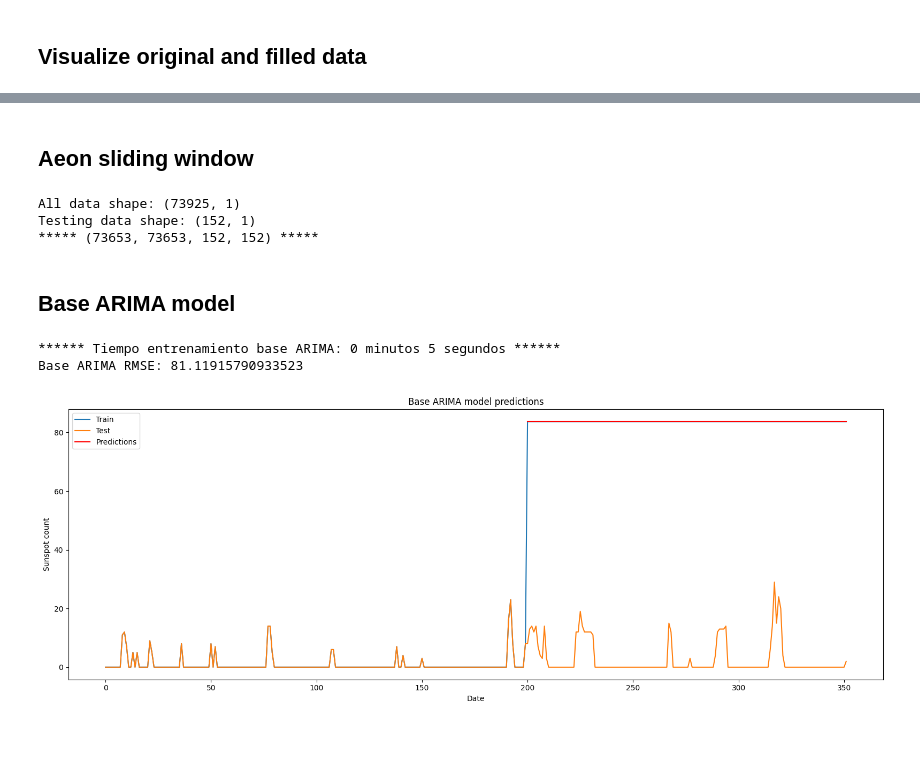
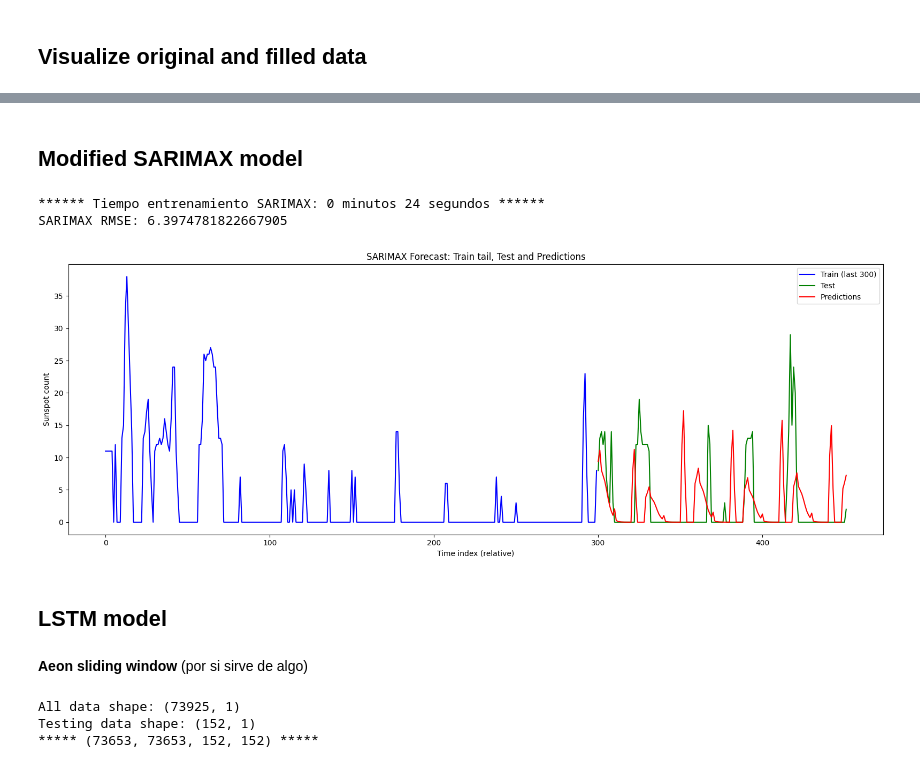
Before and after one commit to pintamonas4575/SERTEMP-project-MAADM-UPM, a Jupyter notebook: SERTEMP_forecasting_sunspot.ipynb, the cells around one changed output, grey strips where cells are left out. Saved outputs shown, nothing was run; the diff lists cells and outputs as text; code cells hidden in the pictures; blank space fills up the shorter version.

```diff
--- a/SERTEMP_forecasting_sunspot.ipynb
+++ b/SERTEMP_forecasting_sunspot.ipynb
@@ -92,5 +142,43 @@ plt.show()
+# %% [markdown]
+## **Modified SARIMAX model**
+# %%
+train_df = filled_data['sunspot'][-4000:].copy()
+test_df = TESTING_DATA['sunspot'].copy()
+
+start = time.time()
+model_sarimax = SARIMAX(train_df, order=(1, 0, 10), seasonal_order=(1, 1, 0, 30))
+model_sarimax_fit = model_sarimax.fit()
+predictions_sarimax = model_sarimax_fit.predict(start=len(train_df), end=len(train_df) + len(test_df) - 1)
+minutos, segundos = divmod(time.time() - start, 60)
+print(f"****** Tiempo entrenamiento SARIMAX: {int(minutos)} minutos {int(segundos)} segundos ******")
+
+# Plot the last 300 training values, the test data, and the corresponding predictions
+train_tail = train_df[-300:]
+n_test = len(test_df)
+x_train = np.arange(len(train_tail))
+x_test = np.arange(len(train_tail), len(train_tail) + n_test)
+
+rmse_sarimax = root_mean_squared_error(test_df.to_numpy(), predictions_sarimax.values)
+print(f"SARIMAX RMSE: {rmse_sarimax}")
+
+plt.figure(figsize=(16,6))
+plt.plot(x_train, train_tail.to_numpy(), label='Train (last 300)', color='blue')
+plt.plot(x_test, test_df.to_numpy(), label='Test', color='green')
+plt.plot(x_test, predictions_sarimax.values, label='Predictions', color='red')
+plt.xlabel('Time index (relative)')
+plt.ylabel('Sunspot count')
+plt.title('SARIMAX Forecast: Train tail, Test and Predictions')
+plt.legend()
+plt.tight_layout()
+plt.show()
+# %% [output]
+****** Tiempo entrenamiento SARIMAX: 0 minutos 24 segundos ******
+SARIMAX RMSE: 6.3974781822667905
+[figure, added]
+# %% [markdown]
+## **LSTM model**
 # %% [markdown]
-## **Aeon sliding window**
+**Aeon sliding window** (por si sirve de algo)
 # %%
 entire_df = pd.concat((filled_data, TESTING_DATA)).copy()
 print(f"All data shape: {entire_df.shape}")
@@ -111,36 +199,3 @@ print(f"***** {len(training_windows), len(y_train), len(testing_windows), len(y_
 All data shape: (73925, 1)
 Testing data shape: (152, 1)
 ***** (73653, 73653, 152, 152) *****
-# %% [markdown]
-## **Base ARIMA model**
-# %%
-train_df = filled_data['sunspot']
-test_df = TESTING_DATA['sunspot']
-
-start = time.time()
-model_arima = ARIMA(train_df, order=(0,0,0))
-model_arima_fit = model_arima.fit()
-predictions_arima = model_arima_fit.predict(start=len(train_df), end=len(train_df) + len(test_df) - 1)
-train_and_pred = np.concatenate((train_df[-200:].to_numpy(), predictions_arima))
-train_and_test = np.concatenate((train_df[-200:].to_numpy(), test_df.to_numpy()))
-
-minutos, segundos = divmod(time.time() - start, 60)
-print(f"****** Tiempo entrenamiento base ARIMA: {int(minutos)} minutos {int(segundos)} segundos ******")
-
-rmse_arima = np.sqrt(mean_squared_error(train_and_test[-len(predictions_arima):], predictions_arima))
-print(f"Base ARIMA RMSE: {rmse_arima}")
-
-plt.figure(figsize=(16,6))
-plt.plot(train_and_pred, label='Train')
-plt.plot(train_and_test, label='Test')
-plt.plot(range(len(train_and_pred)-len(predictions_arima), len(train_and_pred)), predictions_arima, color='red', label='Predictions')
-plt.xlabel('Date')
-plt.ylabel('Sunspot count')
-plt.title('Base ARIMA model predictions')
-plt.legend()
-plt.tight_layout()
-plt.show()
-# %% [output]
-****** Tiempo entrenamiento base ARIMA: 0 minutos 5 segundos ******
-Base ARIMA RMSE: 81.11915790933523
-[figure, removed]
```
Also changed, not shown: parts of 13 cells of this notebook.
